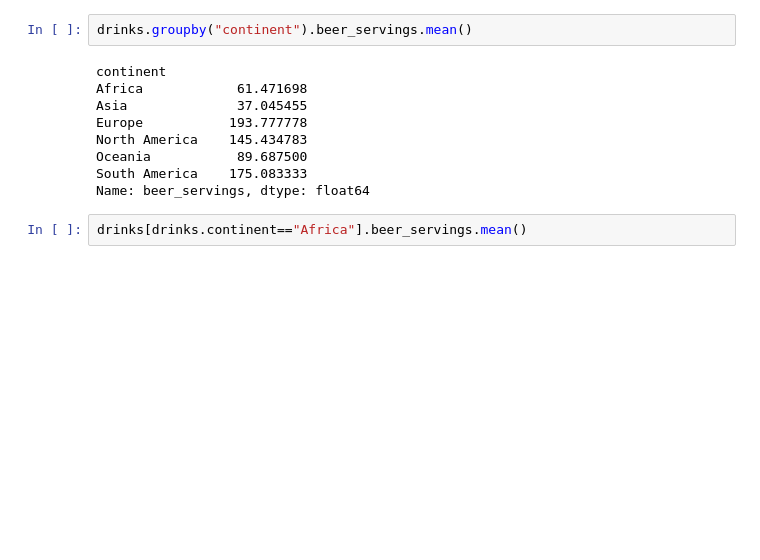
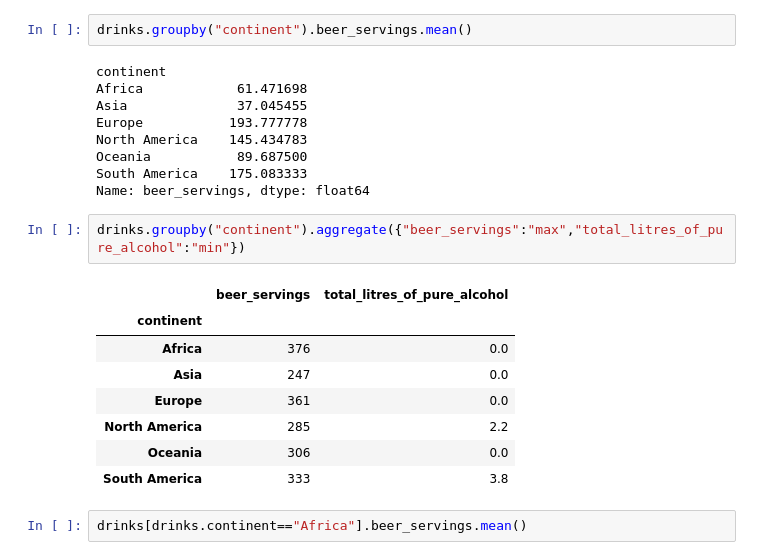
Before and after one commit to glcn35/PANDAS, a Jupyter notebook: GROUPBY.ipynb, the cells around one changed output. Drawn from its saved outputs; the diff is of its cells as text; blank space fills up the shorter version.

```diff
--- a/GROUPBY.ipynb
+++ b/GROUPBY.ipynb
@@ -28,6 +28,17 @@ North America    145.434783
 Oceania           89.687500
 South America    175.083333
 Name: beer_servings, dtype: float64
+# %%
+drinks.groupby("continent").aggregate({"beer_servings":"max","total_litres_of_pure_alcohol":"min"})
+# %% [output]
+|  | beer_servings | total_litres_of_pure_alcohol |
+| continent |  |  |
+| Africa | 376 | 0.0 |
+| Asia | 247 | 0.0 |
+| Europe | 361 | 0.0 |
+| North America | 285 | 2.2 |
+| Oceania | 306 | 0.0 |
+| South America | 333 | 3.8 |
 # %%
 drinks[drinks.continent=="Africa"].beer_servings.mean()
 # %% [output]
```
Also changed, not shown: parts of 1 cell of this notebook.
